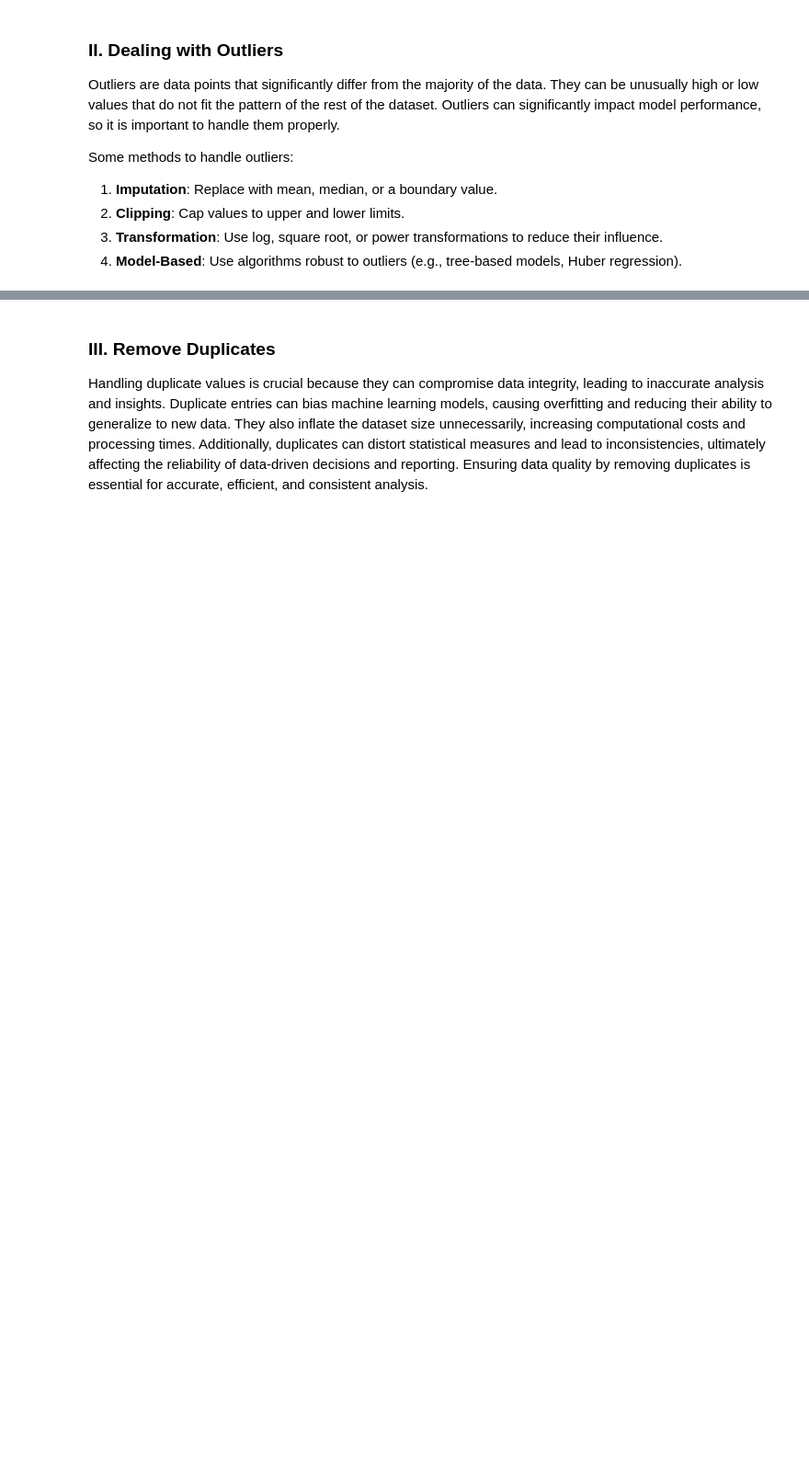
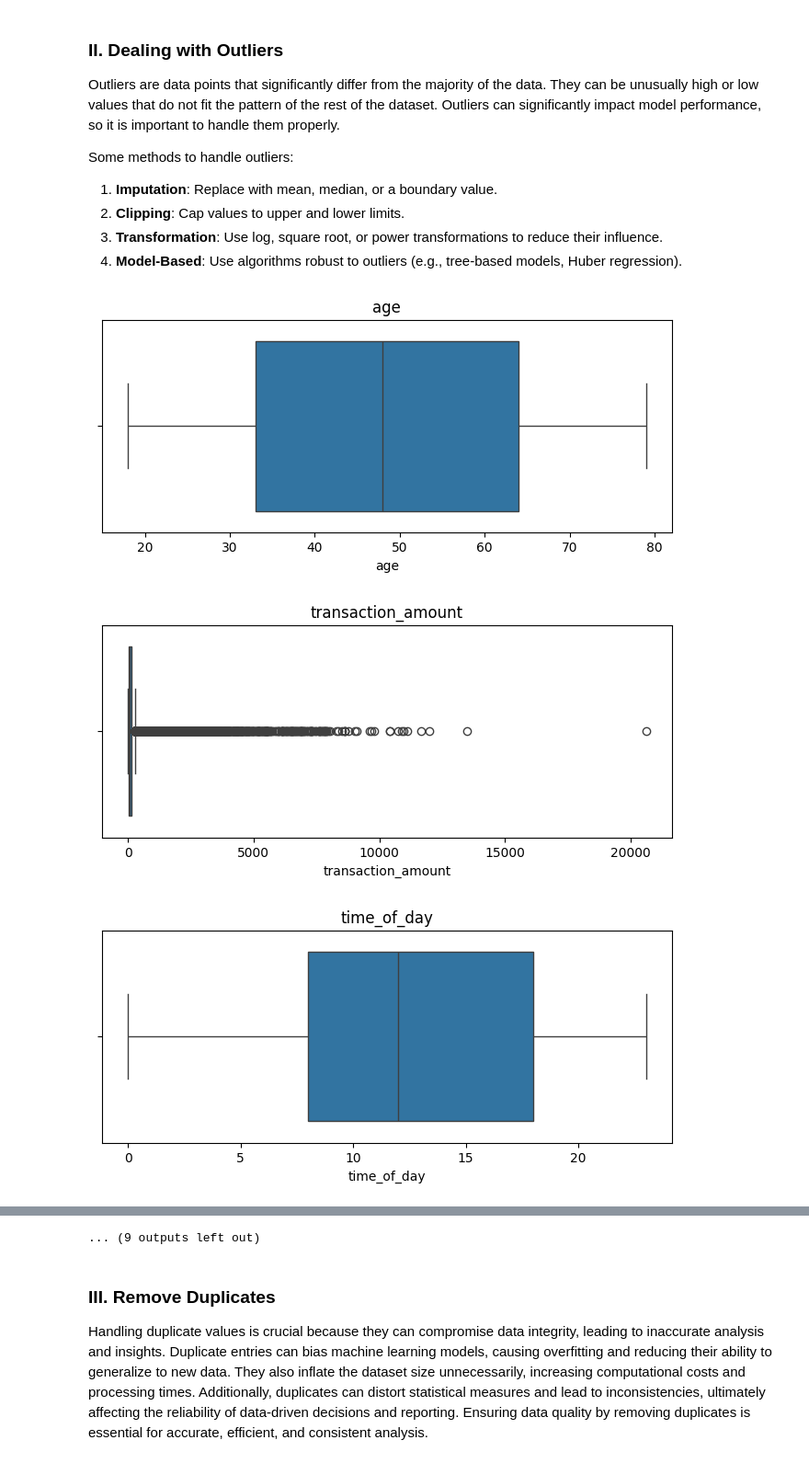
Before and after one commit to timothymarvine/Tugas-Besar-02-Dasar-Inteligensi-Artifisial, a Jupyter notebook: IF3070_Dasar_Artificial_Intelligence_Tugas_Besar_2_Notebook_Template.ipynb, the cells around one changed output, grey strips where cells are left out. Shown at 92% size. Saved outputs shown, nothing was run; the diff lists cells and outputs as text; code cells hidden in the pictures; blank space fills up the shorter version.

```diff
--- a/IF3070_Dasar_Artificial_Intelligence_Tugas_Besar_2_Notebook_Template.ipynb
+++ b/IF3070_Dasar_Artificial_Intelligence_Tugas_Besar_2_Notebook_Template.ipynb
@@ -168,0 +215,14 @@ Some methods to handle outliers:
+# %%
+# analisis outlier
+import matplotlib.pyplot as plt
+import seaborn as sns
+
+for col in numeric_cols:
+    plt.figure(figsize=(8,3))
+    sns.boxplot(x=df_train[col])
+    plt.title(col)
+    plt.show()
+# %% [output]
+[figure, added]
+[figure, added]
+[figure, added]
@@ -168,0 +238 @@ Some methods to handle outliers:
+... (9 outputs left out)
```
Also changed, not shown: parts of 39 cells of this notebook.
